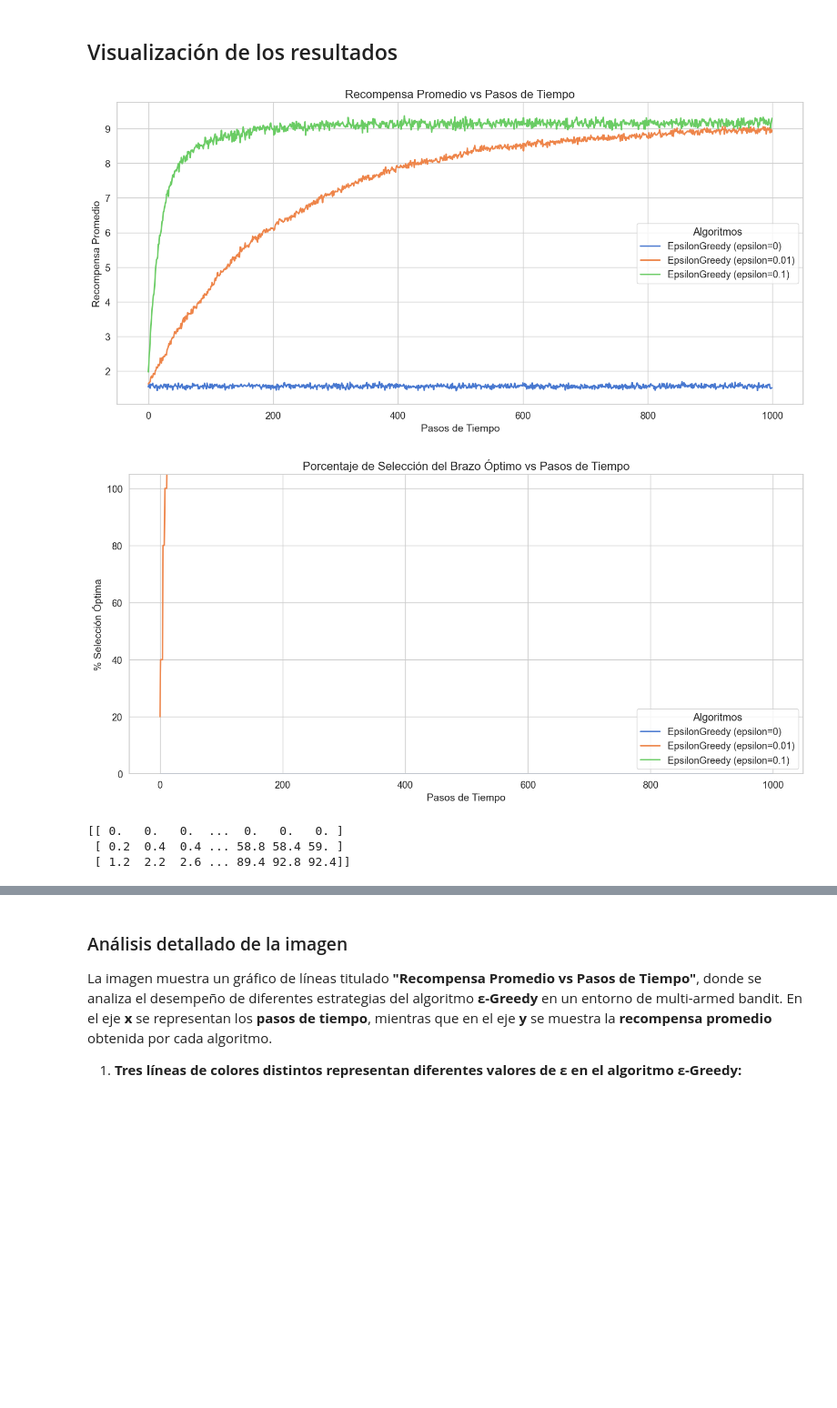
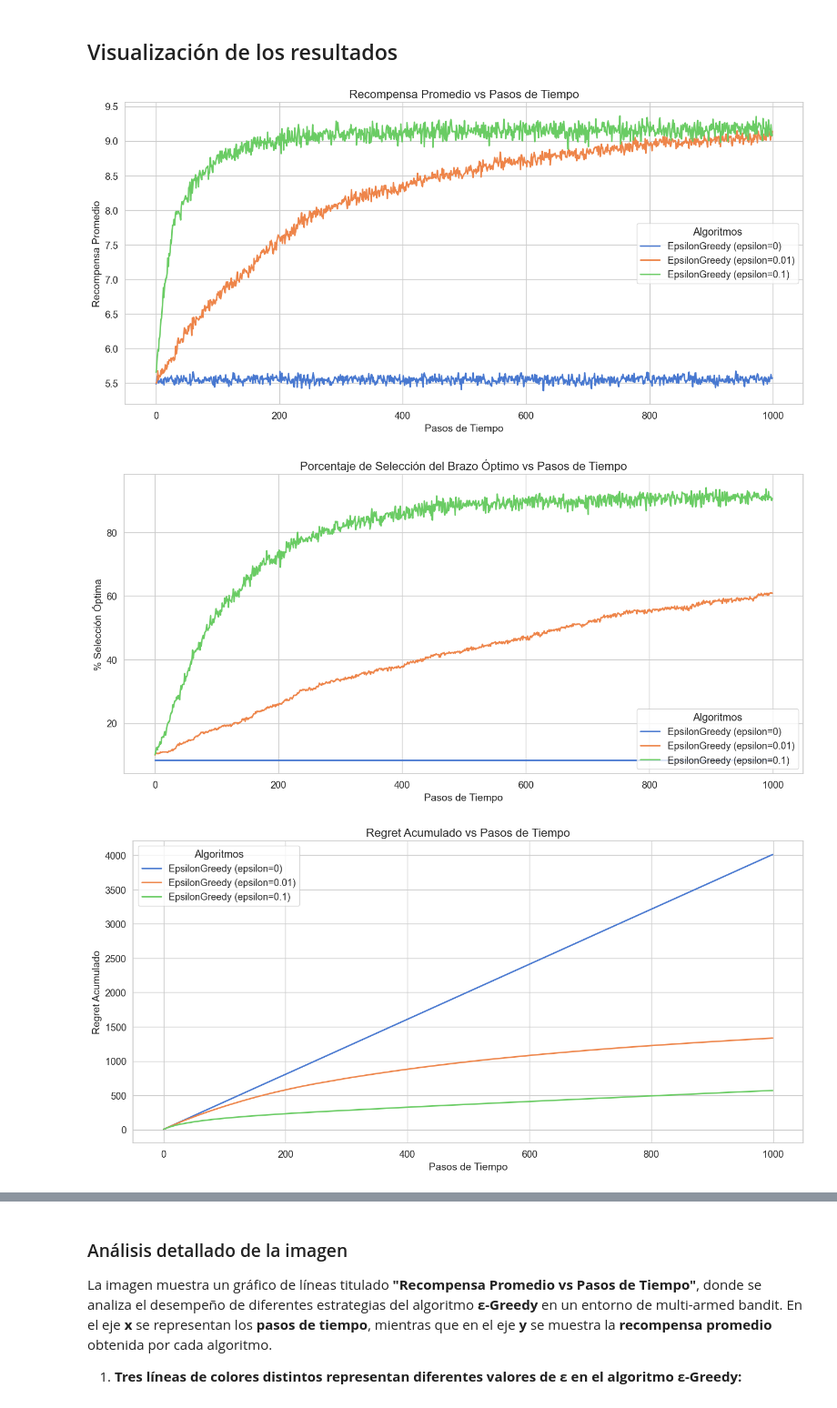
Before and after one commit to dac012/ValeraSanchezMontes-RL, a Jupyter notebook: bandit_experiment.ipynb, the cells around one changed output, grey strips where cells are left out. Shown at 91% size. Drawn from its saved outputs; the diff is of its cells as text; code cells hidden in the pictures; blank space fills up the shorter version.

Commit message:
Añadido plotting de regret

```diff
--- a/bandit_experiment.ipynb
+++ b/bandit_experiment.ipynb
@@ -59,6 +61,8 @@ def run_experiment(bandit: Bandit, algorithms: List[Algorithm], steps: int, runs
     rewards = np.zeros((len(algorithms), steps)) # Matriz para almacenar las recompensas promedio.
 
     optimal_selections = np.zeros((len(algorithms), steps))  # Matriz para almacenar el porcentaje de selecciones óptimas.
+
+    regret = np.zeros((len(algorithms), steps)) # Matriz para almacenar el regret instantáneo por algoritmo y paso de tiempo.
 
     np.random.seed(seed)  # Asegurar reproducibilidad de resultados.
 
@@ -79,6 +83,10 @@ def run_experiment(bandit: Bandit, algorithms: List[Algorithm], steps: int, runs
                 rewards[idx, step] += reward # Acumular la recompensa obtenida en la matriz rewards para el algoritmo idx en el paso step.
                 total_rewards_per_algo[idx] += reward # Acumular la recompensa obtenida en total_rewards_per_algo para el algoritmo idx.
 
+                optimal_value = bandit.get_expected_value(optimal_arm) # Obtenemos el optimal value del paso
+                regret[idx, step] += optimal_value - reward # Acumular el regret instantáneo: diferencia entre la mejor recompensa esperada y la obtenida.
+
+
                 #TODO: modificar optimal_selections cuando el brazo elegido se corresponda con el brazo óptimo optimal_arm
                 if chosen_arm == optimal_arm:
                     optimal_selections[idx][step] += 1.0
@@ -90,7 +98,14 @@ def run_experiment(bandit: Bandit, algorithms: List[Algorithm], steps: int, runs
     optimal_selections /= runs
     optimal_selections *= 100
 
-    return rewards, optimal_selections
+    # Promediamos el regret instantáneo sobre el número total de ejecuciones (runs)
+    # para obtener el regret medio por algoritmo y paso de tiempo.
+    regret /= runs
+    # Calculamos el regret acumulado como la suma acumulada del regret instantáneo
+    # a lo largo del tiempo. Tiene que ser el regret acumulado por que es lo que nos dice la teoria del problema de los bandidos
+    regret_accumulated = np.cumsum(regret, axis=1)
+
+    return rewards, optimal_selections, regret_accumulated
 # %% [markdown]
 ## Ejecución del experimento
 
@@ -116,7 +131,7 @@ print(f"Optimal arm: {optimal_arm + 1} with expected reward={bandit.get_expected
 algorithms = [EpsilonGreedy(k=k, epsilon=0), EpsilonGreedy(k=k, epsilon=0.01), EpsilonGreedy(k=k, epsilon=0.1)]
 
 # Ejecutar el experimento y obtener las recompensas promedio y promedio de las selecciones óptimas
-rewards, optimal_selections = run_experiment(bandit, algorithms, steps, runs)
+rewards, optimal_selections, regret_accumulated = run_experiment(bandit, algorithms, steps, runs)
 # %% [output]
 Bandit with 10 arms: ArmNormal(mu=1.52, sigma=1), ArmNormal(mu=2.4, sigma=1), ArmNormal(mu=1.19, sigma=1), ArmNormal(mu=4.37, sigma=1), ArmNormal(mu=6.39, sigma=1), ArmNormal(mu=7.59, sigma=1), ArmNor ...
 Optimal arm: 8 with expected reward=9.56
@@ -125,13 +140,10 @@ Optimal arm: 8 with expected reward=9.56
 # %%
 
 # Graficar los resultados
 plot_average_rewards(steps, rewards, algorithms)
 plot_optimal_selections(steps, optimal_selections, algorithms)
-
-print(optimal_selections)
+plot_regret(steps, regret_accumulated, algorithms)
 # %% [output]
-[figure, old version]
+[figure, new version]
-[figure, old version]
+[figure, new version]
-[[ 0.   0.   0.  ...  0.   0.   0. ]
- [ 0.2  0.4  0.4 ... 58.8 58.4 59. ]
- [ 1.2  2.2  2.6 ... 89.4 92.8 92.4]]
+[figure, added]
```
Also changed, not shown: parts of 2 cells of this notebook, 2 other files.
